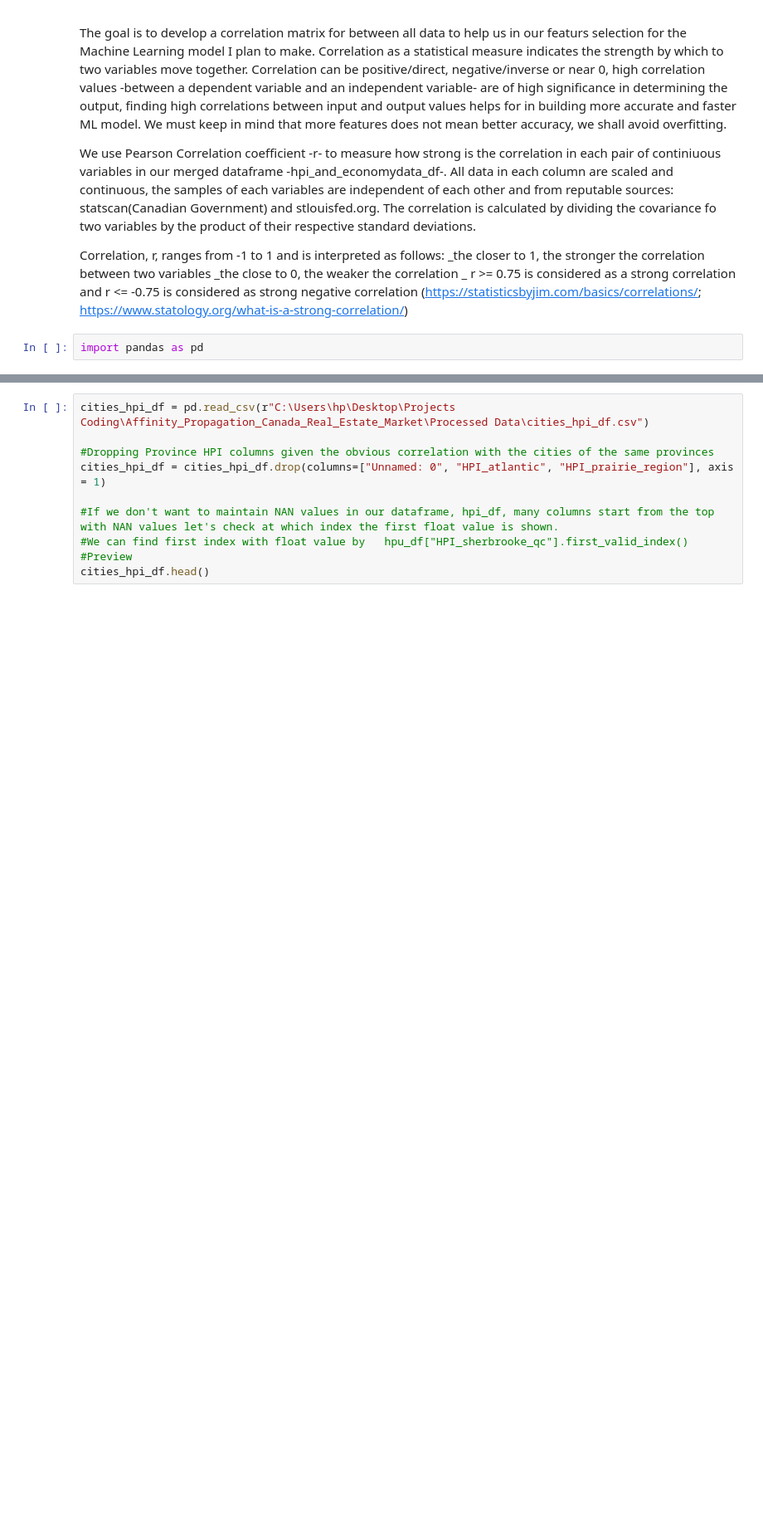
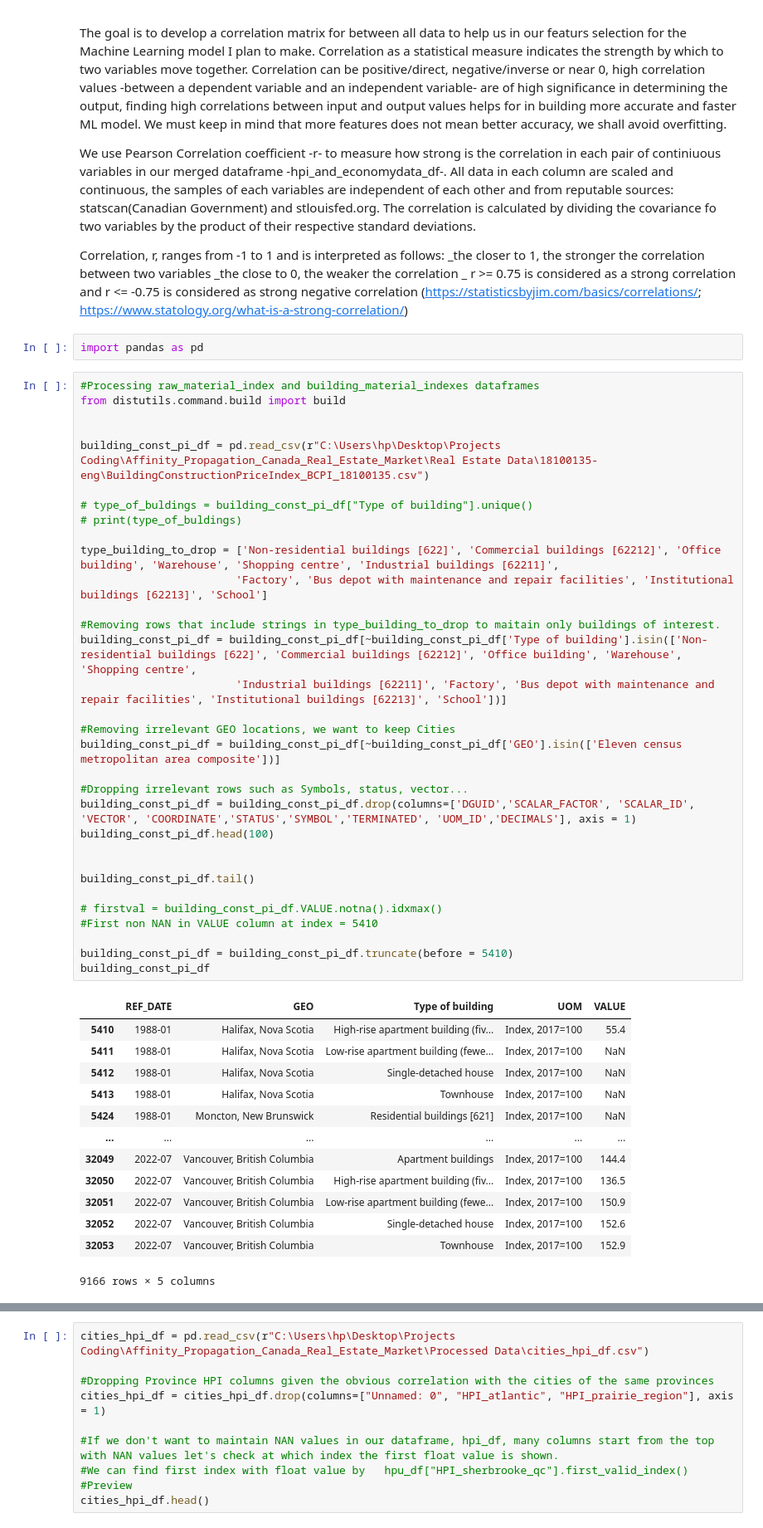
Before and after one commit to HoussamZak/Affinity_Propagation_and_Correlation_Analysis_Canada_Real_Estate, a Jupyter notebook: 3_Correlation_Analysis.ipynb, the cells around one changed output, grey strips where cells are left out. Shown: that part at 83% size. Saved outputs shown, nothing was run; the diff lists cells and outputs as text; blank space fills up the shorter version.

Commit message:
processing_raw_material_construction_PI_dataframes

```diff
--- a/3_Correlation_Analysis.ipynb
+++ b/3_Correlation_Analysis.ipynb
@@ -20,3 +20,49 @@ _the closer to 1, the stronger the correlation between two variables
         https://www.statology.org/what-is-a-strong-correlation/)
 # %%
 import pandas as pd
+# %%
+#Processing raw_material_index and building_material_indexes dataframes
+from distutils.command.build import build
+
+
+building_const_pi_df = pd.read_csv(r"C:\Users\hp\Desktop\Projects Coding\Affinity_Propagation_Canada_Real_Estate_Market\Real Estate Data\18100135-eng\BuildingConstructionPriceIndex_BCPI_18100135.csv")
+
+# type_of_buldings = building_const_pi_df["Type of building"].unique()
+# print(type_of_buldings)
+
+type_building_to_drop = ['Non-residential buildings [622]', 'Commercial buildings [62212]', 'Office building', 'Warehouse', 'Shopping centre', 'Industrial buildings [62211]',
+                        'Factory', 'Bus depot with maintenance and repair facilities', 'Institutional buildings [62213]', 'School']
+
+#Removing rows that include strings in type_building_to_drop to maitain only buildings of interest.
+building_const_pi_df = building_const_pi_df[~building_const_pi_df['Type of building'].isin(['Non-residential buildings [622]', 'Commercial buildings [62212]', 'Office building', 'Warehouse', 'Shopping centre',
+                        'Industrial buildings [62211]', 'Factory', 'Bus depot with maintenance and repair facilities', 'Institutional buildings [62213]', 'School'])]
+
+#Removing irrelevant GEO locations, we want to keep Cities
+building_const_pi_df = building_const_pi_df[~building_const_pi_df['GEO'].isin(['Eleven census metropolitan area composite'])]
+
+#Dropping irrelevant rows such as Symbols, status, vector...
+building_const_pi_df = building_const_pi_df.drop(columns=['DGUID','SCALAR_FACTOR', 'SCALAR_ID', 'VECTOR', 'COORDINATE','STATUS','SYMBOL','TERMINATED', 'UOM_ID','DECIMALS'], axis = 1)
+building_const_pi_df.head(100)
+
+
+building_const_pi_df.tail()
+
+# firstval = building_const_pi_df.VALUE.notna().idxmax()
+#First non NAN in VALUE column at index = 5410
+
+building_const_pi_df = building_const_pi_df.truncate(before = 5410)
+building_const_pi_df
+# %% [output]
+|  | REF_DATE | GEO | Type of building | UOM | VALUE |
+| 5410 | 1988-01 | Halifax, Nova Scotia | High-rise apartment building (fiv... | Index, 2017=100 | 55.4 |
+| 5411 | 1988-01 | Halifax, Nova Scotia | Low-rise apartment building (fewe... | Index, 2017=100 | NaN |
+| 5412 | 1988-01 | Halifax, Nova Scotia | Single-detached house | Index, 2017=100 | NaN |
+| 5413 | 1988-01 | Halifax, Nova Scotia | Townhouse | Index, 2017=100 | NaN |
+| 5424 | 1988-01 | Moncton, New Brunswick | Residential buildings [621] | Index, 2017=100 | NaN |
+| ... | ... | ... | ... | ... | ... |
+| 32049 | 2022-07 | Vancouver, British Columbia | Apartment buildings | Index, 2017=100 | 144.4 |
+| 32050 | 2022-07 | Vancouver, British Columbia | High-rise apartment building (fiv... | Index, 2017=100 | 136.5 |
+| 32051 | 2022-07 | Vancouver, British Columbia | Low-rise apartment building (fewe... | Index, 2017=100 | 150.9 |
+| 32052 | 2022-07 | Vancouver, British Columbia | Single-detached house | Index, 2017=100 | 152.6 |
+| 32053 | 2022-07 | Vancouver, British Columbia | Townhouse | Index, 2017=100 | 152.9 |
+9166 rows × 5 columns
```
Also changed, not shown: parts of 2 cells of this notebook, 6 other files.
